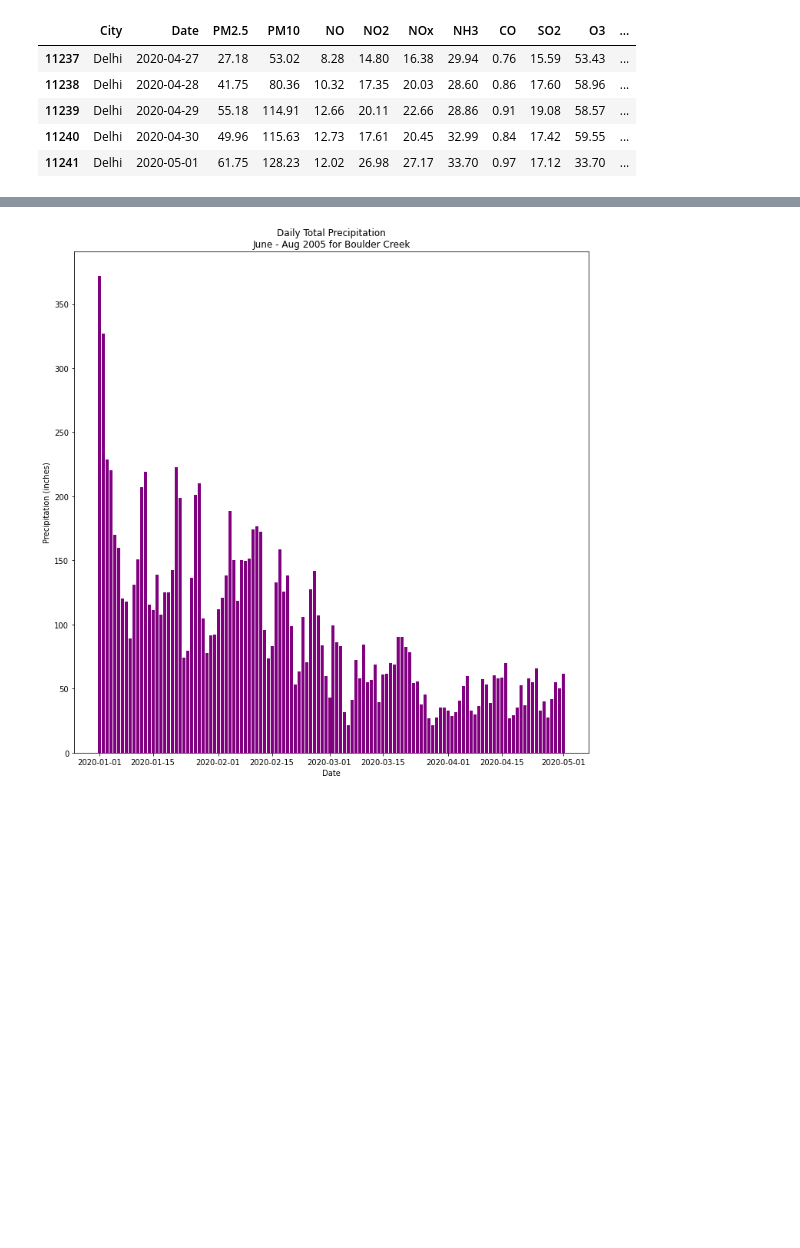
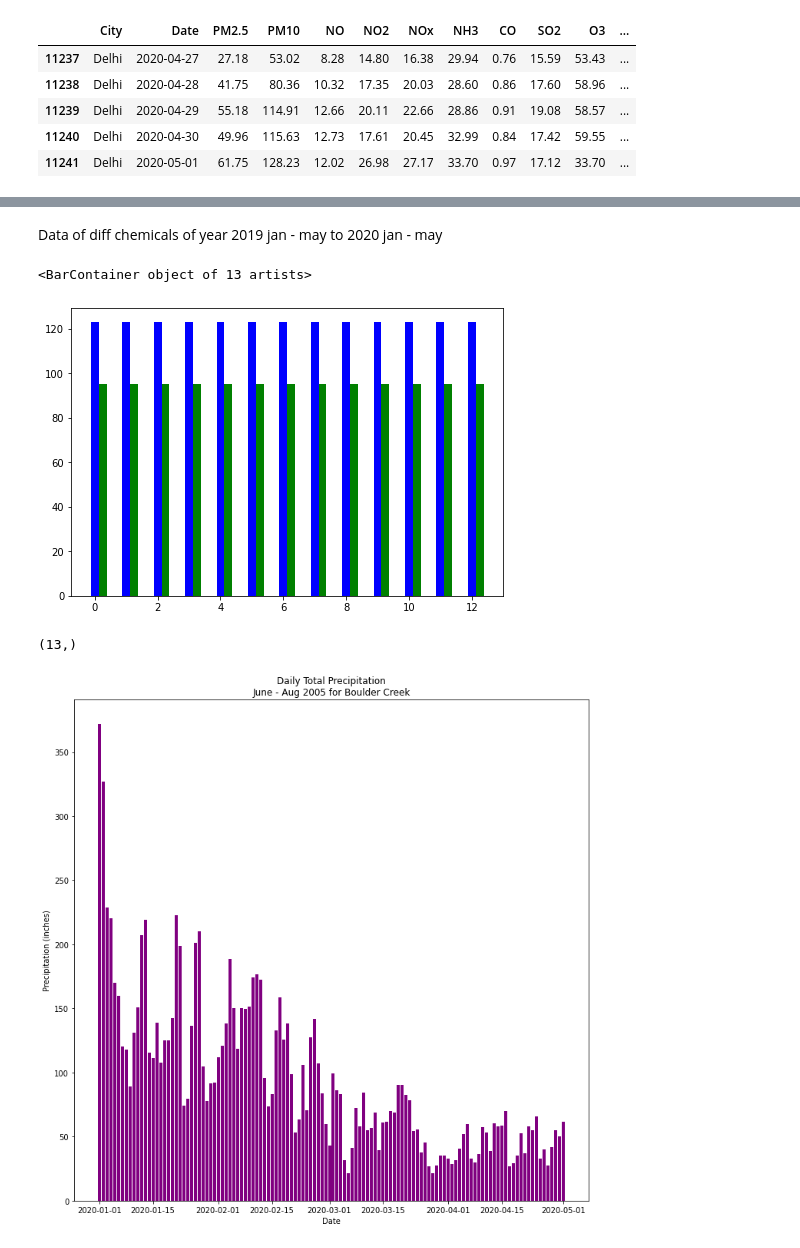
Before and after one commit to Kartik-Chaurasiya/Machine-Learning, a Jupyter notebook: Air_pollution.ipynb, the cells around one changed output, grey strips where cells are left out. Drawn from its saved outputs; the diff is of its cells as text; code cells hidden in the pictures; blank space fills up the shorter version.

```diff
--- a/Air_pollution.ipynb
+++ b/Air_pollution.ipynb
@@ -167,0 +176,4 @@ dataset_delhi_2019.shape
+# %%
+dataset_delhi_2020_mean = dataset_delhi_2020.mean(axis = 0, skipna = True)
+dataset_delhi_2019_mean = dataset_delhi_2019.mean(axis = 0, skipna = True)
+dataset_delhi_2020_mean
@@ -167,0 +212,6 @@ dataset_delhi_2019.shape
+# %%
+labels = list(dataset_delhi_2020.columns)
+labels.remove('City')
+labels.remove('Date')
+labels.remove('AQI_Bucket')
+labels
@@ -168,5 +232,22 @@ dataset_delhi_2019.shape
+# %% [markdown]
+Data of diff chemicals of year 2019 jan - may to 2020 jan - may
 # %%
 import matplotlib.pyplot as plt
+# %%
+data1 = dataset_delhi_2019_mean['PM2.5']
+data2 =  dataset_delhi_2020_mean['PM2.5']
+X = np.arange(len(labels))
+fig = plt.figure()
+ax = fig.add_axes([0,0,1,1])
+ax.bar(X + 0.00, data1, color = 'b', width = 0.25)
+ax.bar(X + 0.25, data2, color = 'g', width = 0.25)
+# %% [output]
+<BarContainer object of 13 artists>
+[figure, added]
+# %%
+dataset_delhi_2019_mean.shape
+# %% [output]
+(13,)
 # %%
 # Create figure and plot space
 fig, ax = plt.subplots(figsize=(12, 12))
```
Also changed, not shown: parts of 11 cells of this notebook.
